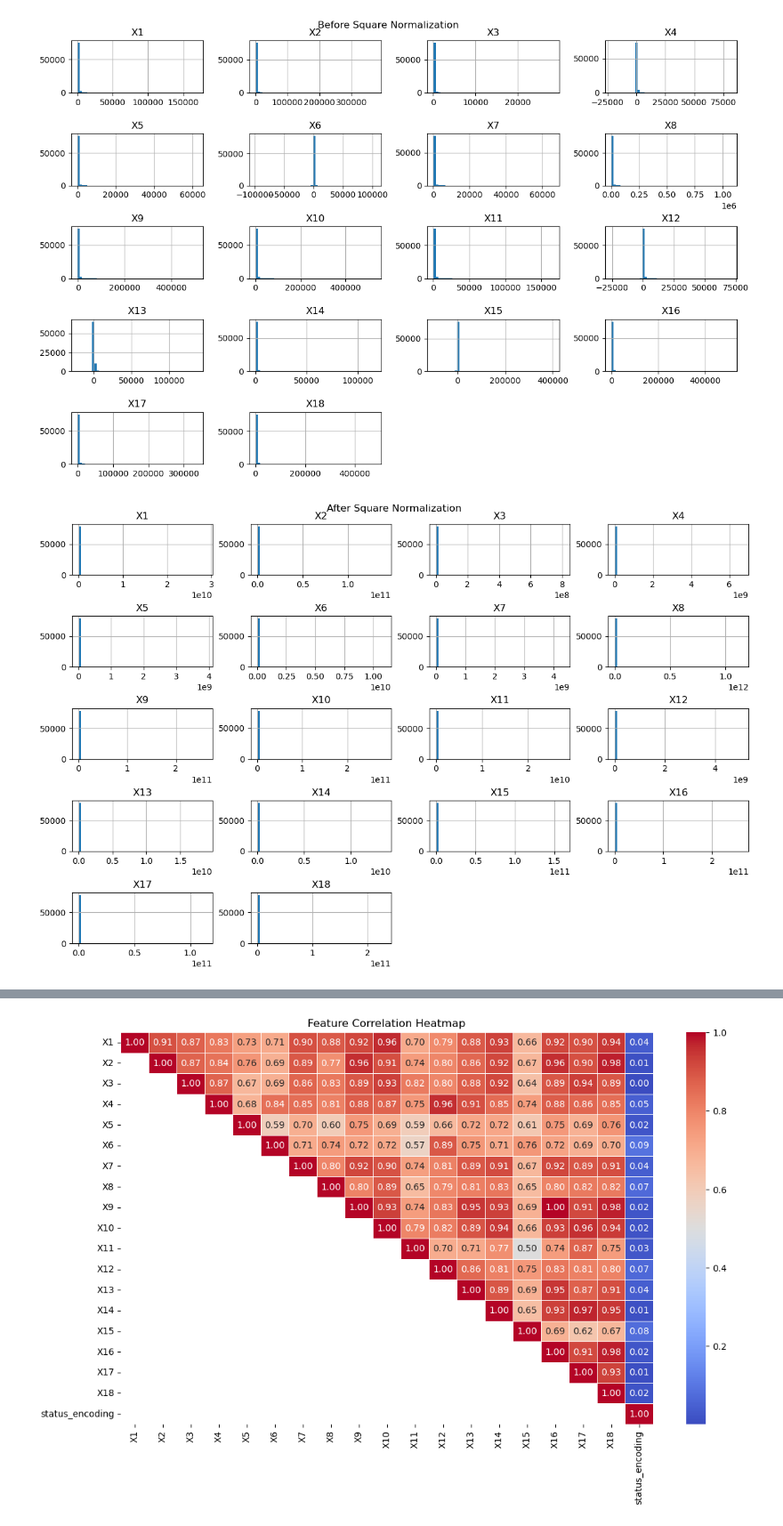
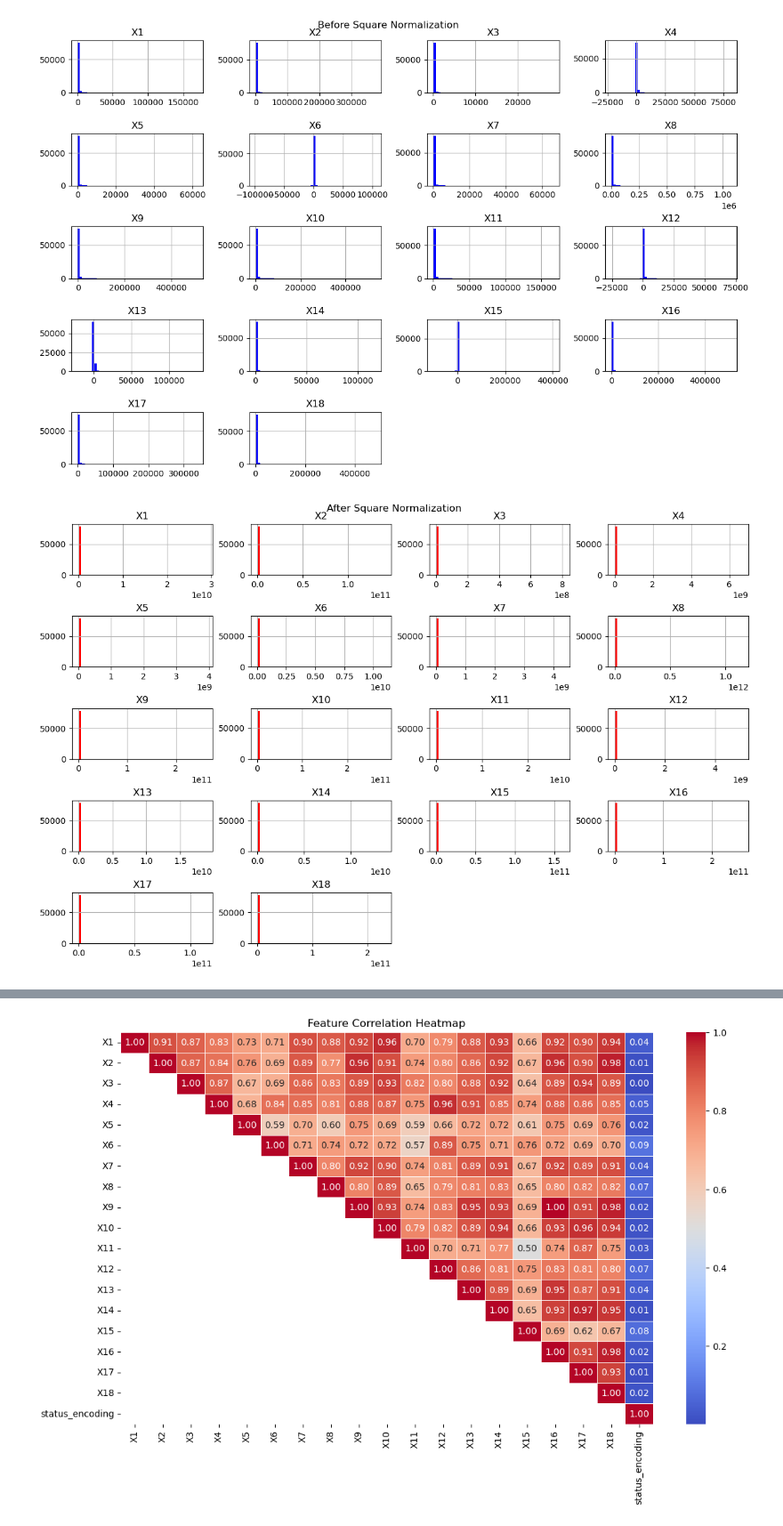
Before and after one commit to dovelover145/Bankruptcy-Prediction, a Jupyter notebook: bankruptcy_pred.ipynb, the cells around one changed output, grey strips where cells are left out. Shown at 89% size. Saved outputs shown, nothing was run; the diff lists cells and outputs as text; code cells hidden in the pictures.

```diff
--- a/bankruptcy_pred.ipynb
+++ b/bankruptcy_pred.ipynb
@@ -90,30 +140,30 @@ Labels in the dataset: ['alive' 'failed']
 # %%
 # Square Normalization
 
 df_square = df.copy()
 
 columns_to_normalize = ['X1', 'X2', 'X3', 'X4', 'X5', 'X6',
                        'X7', 'X8', 'X9', 'X10', 'X11', 'X12',
                        'X13', 'X14', 'X15', 'X16', 'X17', 'X18']
 
 # Visualize the data before applying the transformation
-df_square[columns_to_normalize].hist(bins=50, figsize=(12, 8))
+df_square[columns_to_normalize].hist(bins=50, figsize=(12, 8), color='blue')
 plt.suptitle('Before Square Normalization')
 plt.tight_layout(pad=0.5)
 plt.show()
 
 # Apply the square transformation
 for column in columns_to_normalize:
     df_square[column] = df_square[column].apply(lambda x: x**2)
 
 # Visualize the data after the transformation
-df_square[columns_to_normalize].hist(bins=50, figsize=(12, 8))
+df_square[columns_to_normalize].hist(bins=50, figsize=(12, 8), color='red')
 plt.suptitle('After Square Normalization')
 plt.tight_layout(pad=0.5)
 plt.show()
 # %% [output]
-[figure, old version]
+[figure, new version]
-[figure, old version]
+[figure, new version]
 # %%
 # Inverse Normalization
 
```
Also changed, not shown: parts of 17 cells of this notebook.
